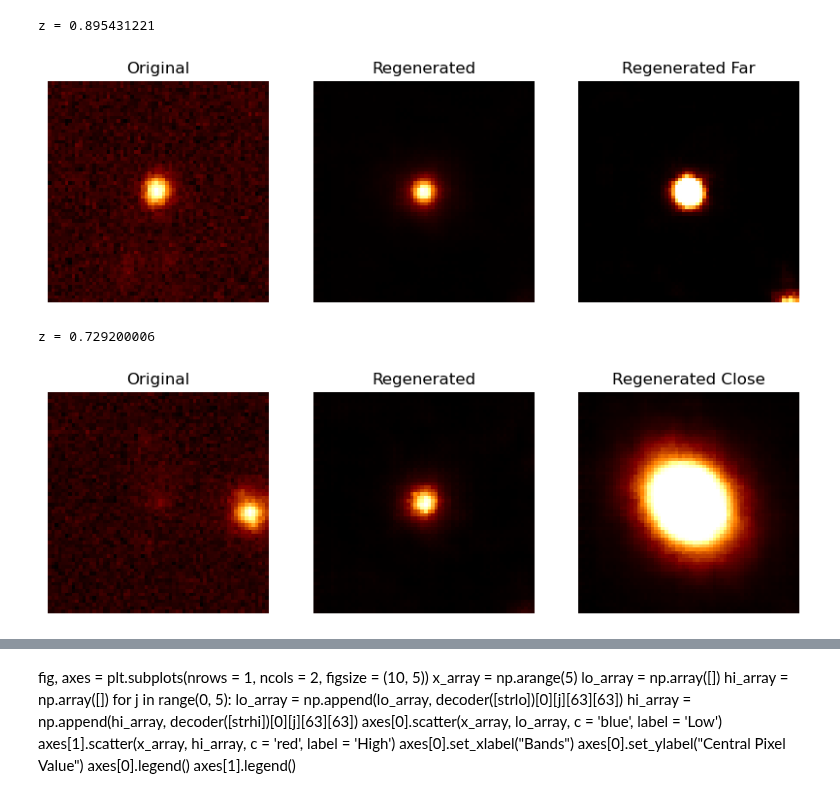
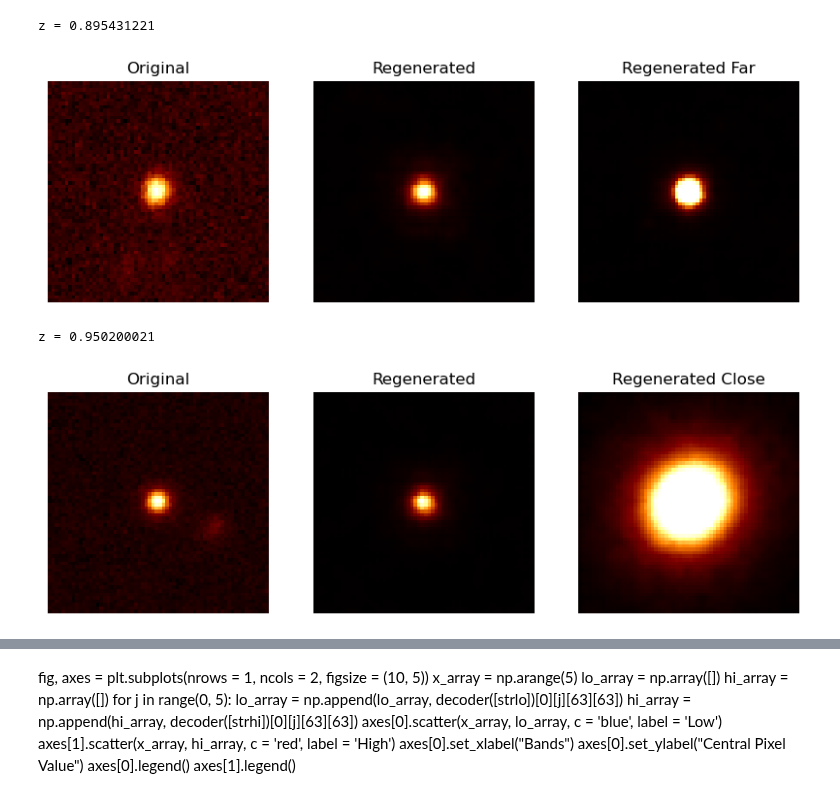
Before and after one commit to astrodatalab/photoz, a Jupyter notebook: code/generative_modeling/cvae_64x64.ipynb, the cells around one changed output, grey strips where cells are left out. Saved outputs shown, nothing was run; the diff lists cells and outputs as text; code cells hidden in the pictures.

```diff
--- a/code/generative_modeling/cvae_64x64.ipynb
+++ b/code/generative_modeling/cvae_64x64.ipynb
@@ -32,7 +28,7 @@ from tensorflow_probability import distributions as tfd
 from tensorflow.nn import leaky_relu
 from tensorflow.keras.callbacks import TensorBoard, ModelCheckpoint, ReduceLROnPlateau
 # %%
-LATENT_DIM = 256
+LATENT_DIM = 128
 BASE_DEPTH = 8
 IMAGE_SHAPE = (5, 64, 64)
 BATCH_SIZE = 512
@@ -111,10 +97,11 @@ images = Input(shape = IMAGE_SHAPE)
 redshifts = Input(shape = (1,))
 conv1 = Conv2D(32, 3, strides = 2, activation = "relu", padding = 'same', data_format = 'channels_first')(images)
 conv2 = Conv2D(64, 3, strides = 2, activation = "relu", padding = 'same', data_format = 'channels_first')(conv1)
+# conv3 = Conv2D(128, 3, strides = 2, activation = "relu", padding = 'same', data_format = 'channels_first')(conv2)
 flatten = Flatten()(conv2)
 concat = tf.keras.layers.Concatenate()([flatten, redshifts])
-dense1 = Dense(512, activation = "relu")(concat)
-dense2 = Dense(512, activation = "relu")(dense1)
+dense1 = Dense(1024, activation = "relu")(concat)
+dense2 = Dense(1024, activation = "relu")(dense1)
 dense3 = Dense(tfpl.MultivariateNormalTriL.params_size(LATENT_DIM), activation = None)(dense2)
 z = tfpl.MultivariateNormalTriL(LATENT_DIM, activity_regularizer=tfpl.KLDivergenceRegularizer(prior, weight = KL_WEIGHT))(dense3)
 encoder = Model([images, redshifts], z)
@@ -123,12 +108,13 @@ WARNING:tensorflow:Please fix your imports. Module tensorflow.python.training.tr
 # %%
 zc = Input(shape = (LATENT_DIM + 1, ))
-dense4 = Dense(512, activation = "relu")(zc)
-dense5 = Dense(512, activation = "relu")(dense4) # Size of the dense layer changed
+dense4 = Dense(1024, activation = "relu")(zc)
+dense5 = Dense(1024, activation = "relu")(dense4) # Size of the dense layer changed
 dense6 = Dense(64 * 16 * 16, activation = "relu")(dense5) # Size of the dense layer changed
 reshape = Reshape((64, 16, 16))(dense6) # Reshape size changed
-conv3 = Conv2DTranspose(32, 3, strides = 2, activation = "relu", padding = 'same', data_format = 'channels_first')(reshape)
-conv4 = Conv2DTranspose(5, 3, strides = 2, activation = "sigmoid", padding = 'same', data_format = 'channels_first')(conv3)
-outputs = Reshape(IMAGE_SHAPE)(conv4)
+# conv4 = Conv2DTranspose(64, 3, strides = 2, activation = "relu", padding = 'same', data_format = 'channels_first')(reshape)
+conv5 = Conv2DTranspose(32, 3, strides = 2, activation = "relu", padding = 'same', data_format = 'channels_first')(reshape)
+conv6 = Conv2DTranspose(5, 3, strides = 2, activation = "sigmoid", padding = 'same', data_format = 'channels_first')(conv5)
+outputs = Reshape(IMAGE_SHAPE)(conv6)
 decoder = Model(zc, outputs)
 # %%
 z = encoder([images, redshifts])
@@ -210,7 +209,7 @@ model.load_weights(weights_path)
 lib = 3
 index = 466
 z = test_gen[lib][0][1][index]
-z_shifted = 4
+z_shifted = 2
 band = 0
 print(f'z = {z}')
 str = np.asarray(encoder([np.array([test_gen[lib][0][0][index]]), np.array([test_gen[lib][0][1][index]])])[0])
@@ -232,34 +231,34 @@ axes[2].set_title("Regenerated Far")
 plt.show()
 # %% [output]
 z = 0.895431221
-[figure, old version]
+[figure, new version]
 # %%
 lib = 5
-index = 271
+index = 272
 z = test_gen[lib][0][1][index]
 z_shifted = 0.1
 band = 0
 print(f'z = {z}')
 str = np.asarray(encoder([np.array([test_gen[lib][0][0][index]]), np.array([test_gen[lib][0][1][index]])])[0])
 str = np.concatenate((str, np.array([z])))
 str = str.reshape(1, LATENT_DIM + 1)
 str_shifted = np.asarray(encoder([np.array([test_gen[lib][0][0][index]]), np.array([test_gen[lib][0][1][index]])])[0])
 str_shifted = np.concatenate((str_shifted, np.array([z_shifted])))
 str_shifted = str_shifted.reshape(1, LATENT_DIM + 1)
 fig, axes = plt.subplots(nrows = 1, ncols = 3, figsize = (10, 5))
 axes[0].imshow(test_gen[lib][0][0][index][band], cmap = 'afmhot')
 axes[1].imshow(decoder([str])[0][band], cmap = 'afmhot')
 axes[2].imshow(decoder([str_shifted])[0][band], cmap = 'afmhot')
 axes[0].axis('off')
 axes[1].axis('off')
 axes[2].axis('off')
 axes[0].set_title("Original")
 axes[1].set_title("Regenerated")
 axes[2].set_title("Regenerated Close")
 plt.show()
 # %% [output]
-z = 0.729200006
+z = 0.950200021
-[figure, old version]
+[figure, new version]
 # %%
 band = 0
 str = prior.sample(1)[0]
```
Also changed, not shown: parts of 9 cells of this notebook, 2 other files.
